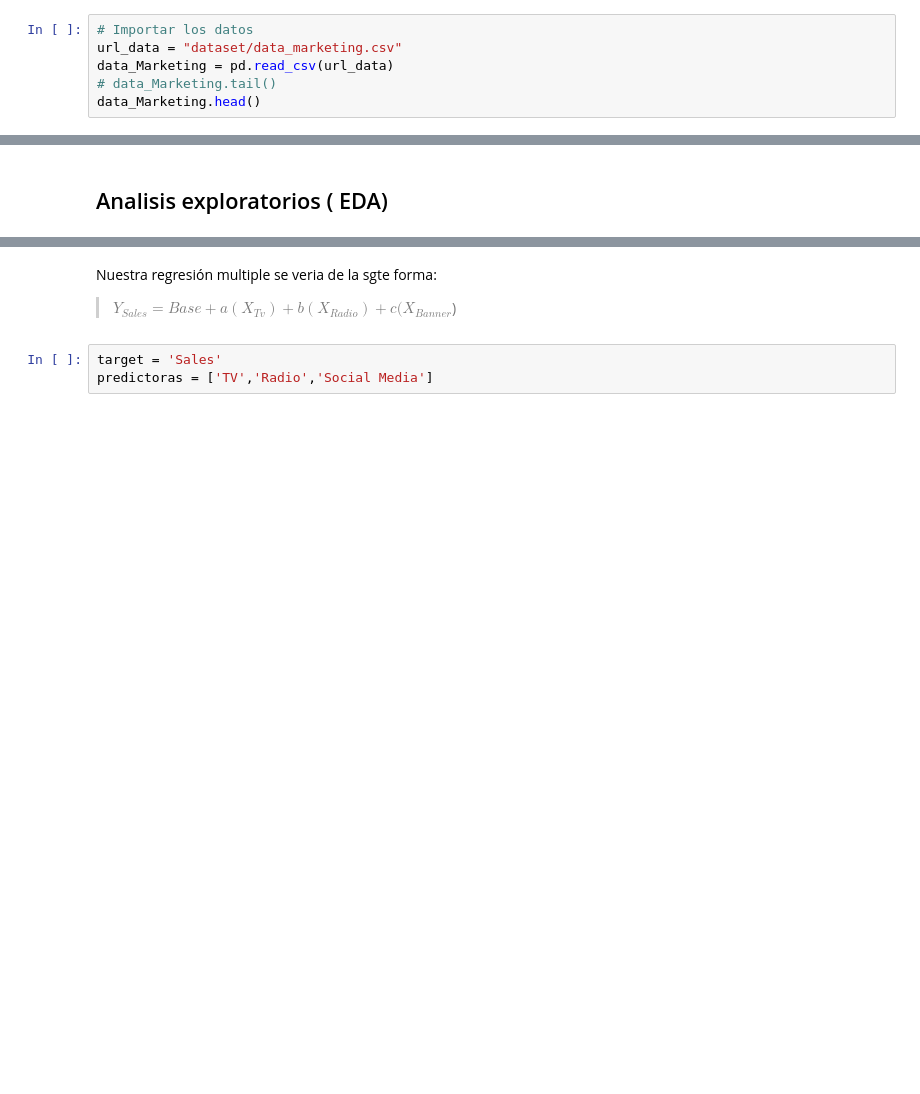
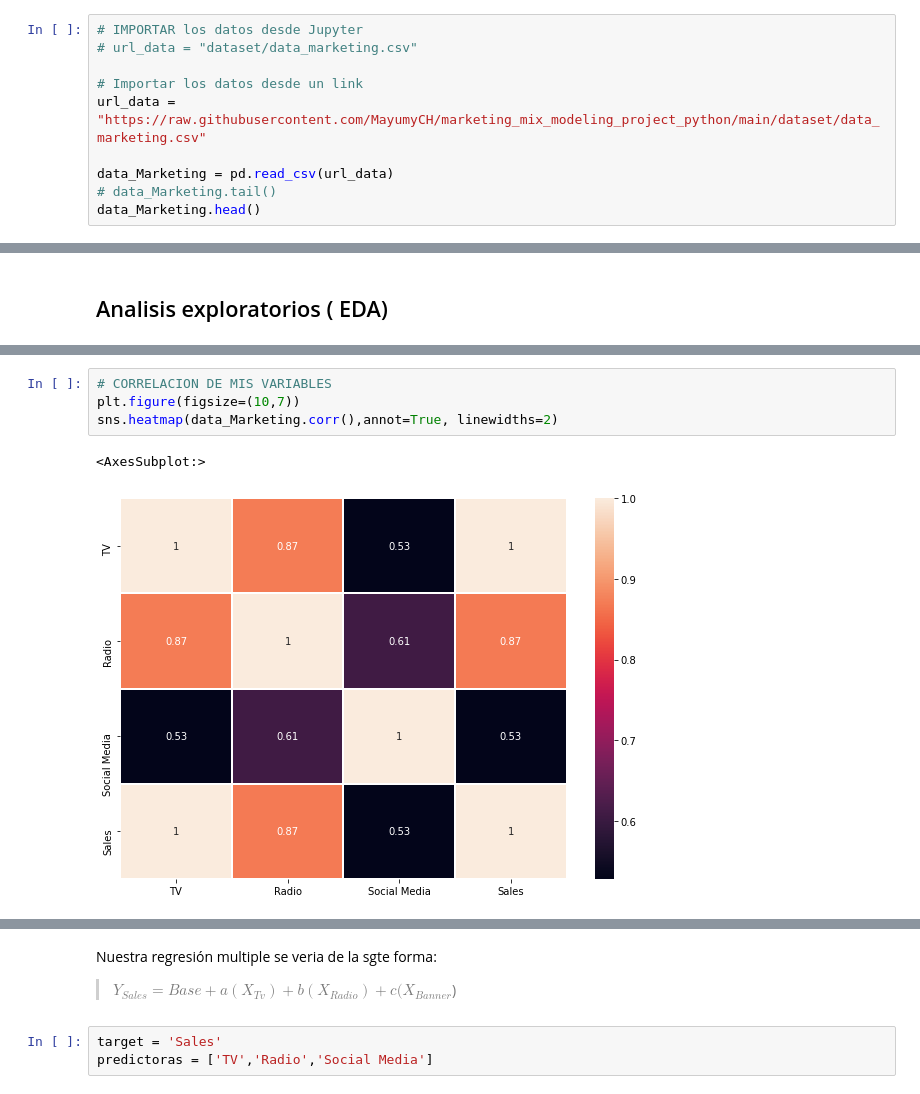
Before and after one commit to MayumyCH/marketing_mix_modeling_project_python, a Jupyter notebook: notebook_marketing.ipynb, the cells around one changed output, grey strips where cells are left out. Cells and saved outputs as stored; diff of their text form; blank space fills up the shorter version.

```diff
--- a/notebook_marketing.ipynb
+++ b/notebook_marketing.ipynb
@@ -12,6 +44,10 @@ import numpy as np
 # %%
-# Importar los datos
-url_data = "dataset/data_marketing.csv"
+# IMPORTAR los datos desde Jupyter
+# url_data = "dataset/data_marketing.csv"
+
+# Importar los datos desde un link
+url_data = "https://raw.githubusercontent.com/MayumyCH/marketing_mix_modeling_project_python/main/dataset/data_marketing.csv"
+
 data_Marketing = pd.read_csv(url_data)
 # data_Marketing.tail()
 data_Marketing.head()
@@ -78,0 +145,7 @@ data_Marketing.describe().T
+# %%
+# CORRELACION DE MIS VARIABLES
+plt.figure(figsize=(10,7))
+sns.heatmap(data_Marketing.corr(),annot=True, linewidths=2)
+# %% [output]
+<AxesSubplot:>
+[figure, added]
```
Also changed, not shown: parts of 23 cells of this notebook.
